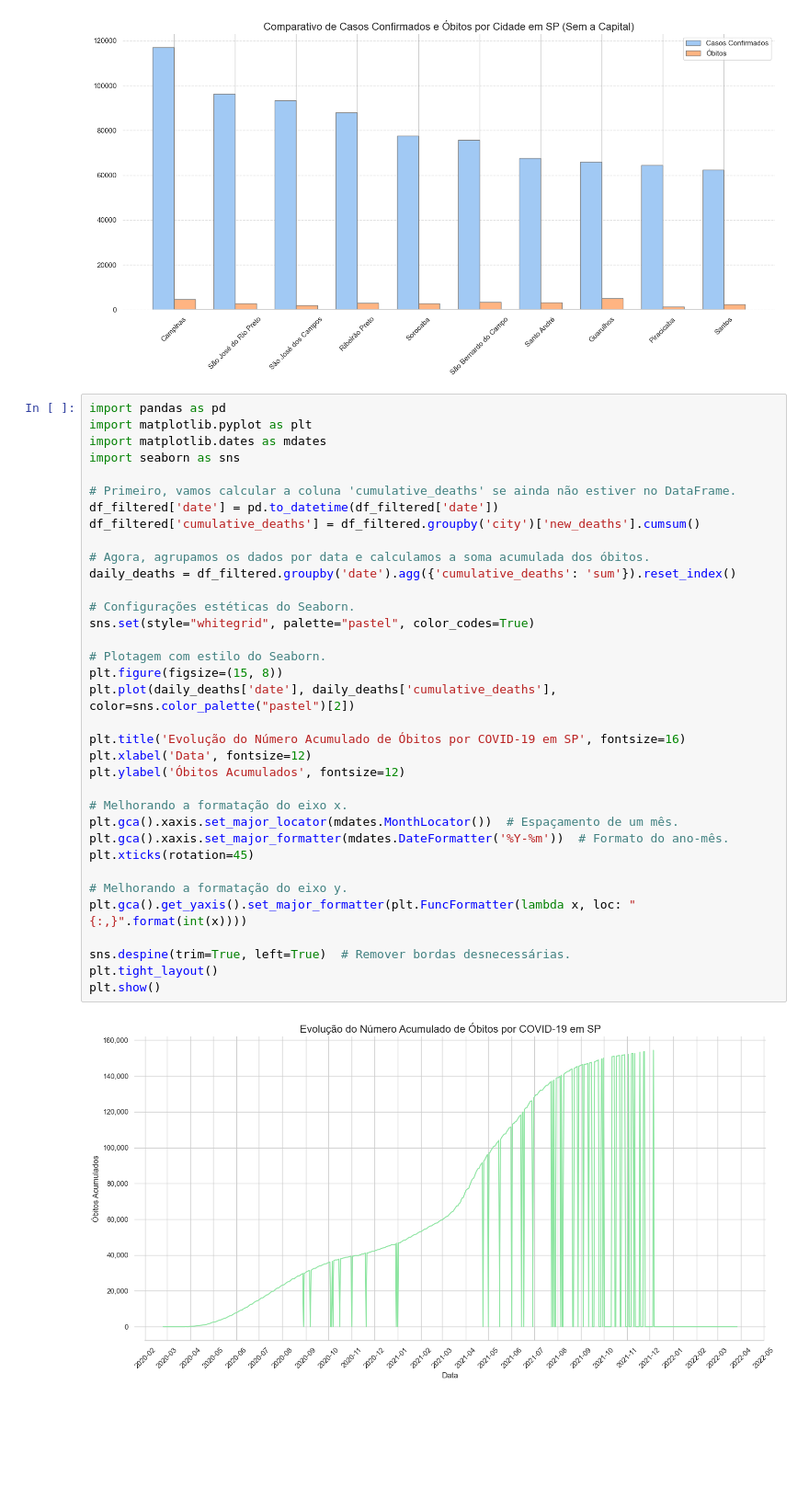
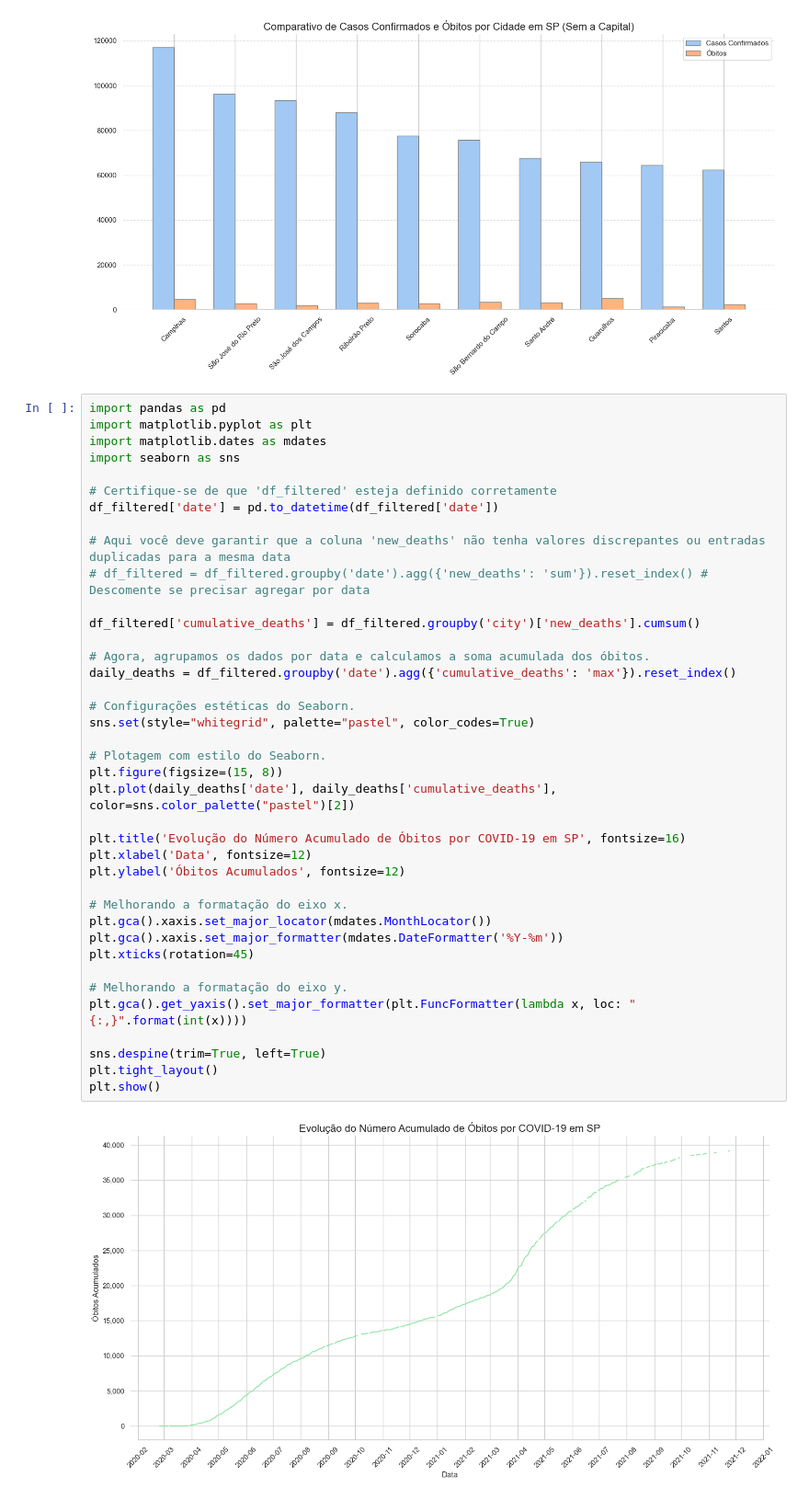
Before and after one commit to gabs4841/Covid-Graficos, a Jupyter notebook: COVID.ipynb, the cells around one changed output. Shown: that part at 92% size. Cells and saved outputs as stored; diff of their text form; blank space fills up the shorter version.

```diff
--- a/COVID.ipynb
+++ b/COVID.ipynb
@@ -118,36 +118,40 @@ plt.show()
 import pandas as pd
 import matplotlib.pyplot as plt
 import matplotlib.dates as mdates
 import seaborn as sns
 
-# Primeiro, vamos calcular a coluna 'cumulative_deaths' se ainda não estiver no DataFrame.
+# Certifique-se de que 'df_filtered' esteja definido corretamente
 df_filtered['date'] = pd.to_datetime(df_filtered['date'])
+
+# Aqui você deve garantir que a coluna 'new_deaths' não tenha valores discrepantes ou entradas duplicadas para a mesma data
+# df_filtered = df_filtered.groupby('date').agg({'new_deaths': 'sum'}).reset_index() # Descomente se precisar agregar por data
+
 df_filtered['cumulative_deaths'] = df_filtered.groupby('city')['new_deaths'].cumsum()
 
 # Agora, agrupamos os dados por data e calculamos a soma acumulada dos óbitos.
-daily_deaths = df_filtered.groupby('date').agg({'cumulative_deaths': 'sum'}).reset_index()
+daily_deaths = df_filtered.groupby('date').agg({'cumulative_deaths': 'max'}).reset_index()
 
 # Configurações estéticas do Seaborn.
 sns.set(style="whitegrid", palette="pastel", color_codes=True)
 
 # Plotagem com estilo do Seaborn.
 plt.figure(figsize=(15, 8))
 plt.plot(daily_deaths['date'], daily_deaths['cumulative_deaths'], color=sns.color_palette("pastel")[2])
 
 plt.title('Evolução do Número Acumulado de Óbitos por COVID-19 em SP', fontsize=16)
 plt.xlabel('Data', fontsize=12)
 plt.ylabel('Óbitos Acumulados', fontsize=12)
 
 # Melhorando a formatação do eixo x.
-plt.gca().xaxis.set_major_locator(mdates.MonthLocator())  # Espaçamento de um mês.
-plt.gca().xaxis.set_major_formatter(mdates.DateFormatter('%Y-%m'))  # Formato do ano-mês.
+plt.gca().xaxis.set_major_locator(mdates.MonthLocator())
+plt.gca().xaxis.set_major_formatter(mdates.DateFormatter('%Y-%m'))
 plt.xticks(rotation=45)
 
 # Melhorando a formatação do eixo y.
 plt.gca().get_yaxis().set_major_formatter(plt.FuncFormatter(lambda x, loc: "{:,}".format(int(x))))
 
-sns.despine(trim=True, left=True)  # Remover bordas desnecessárias.
+sns.despine(trim=True, left=True)
 plt.tight_layout()
 plt.show()
 # %% [output]
-[figure, old version]
+[figure, new version]
```
